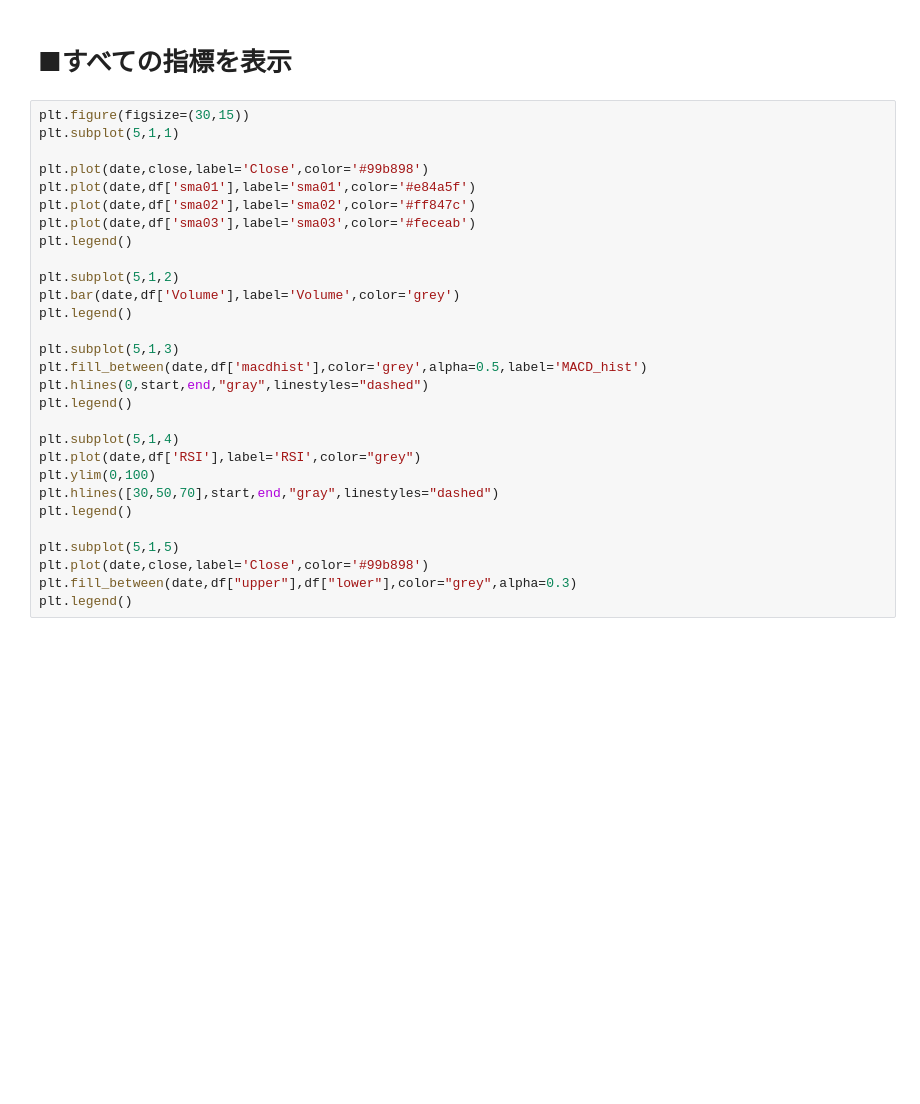
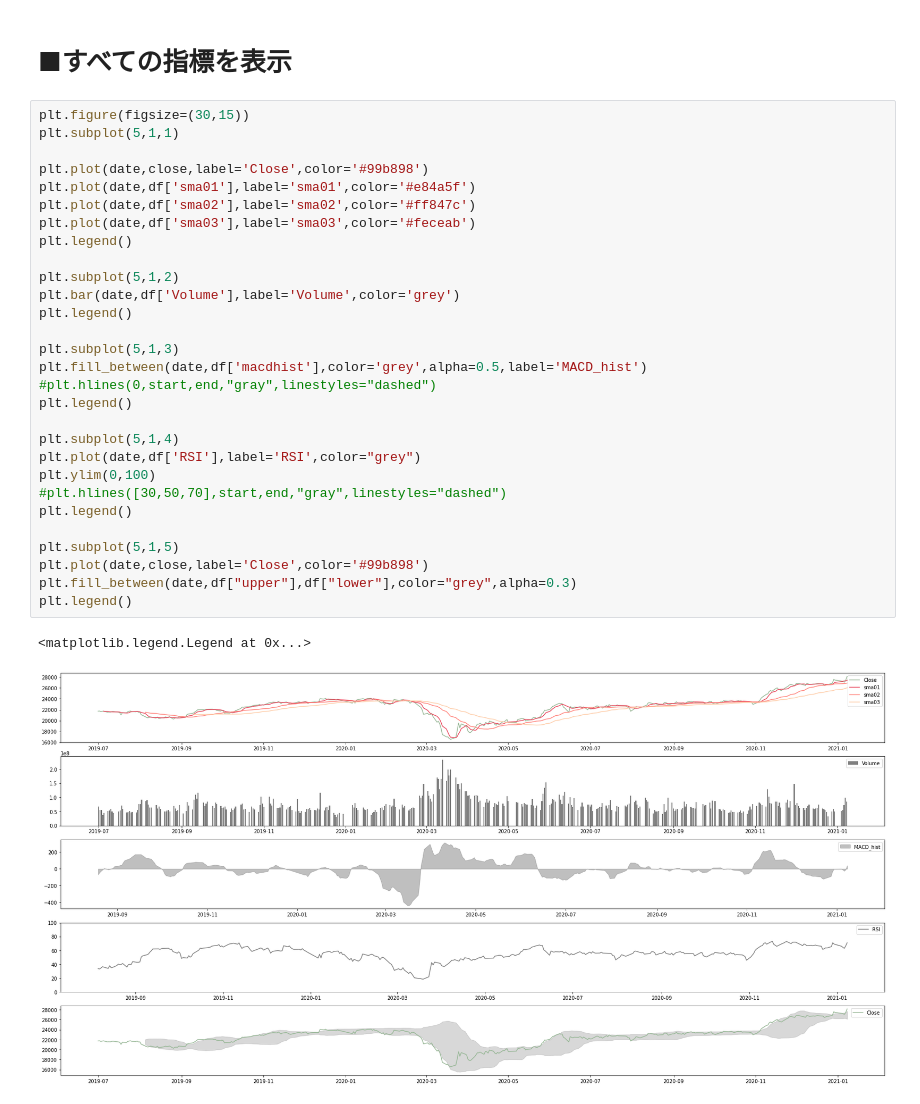
Before and after one commit to pocket-12/system-trade, a Jupyter notebook: MACD,RSI,ボリンジャーバンド、移動平均線/stock_analysis.ipynb, the cells around one changed output. Drawn from its saved outputs; the diff is of its cells as text; blank space fills up the shorter version.

```diff
--- a/MACD,RSI,ボリンジャーバンド、移動平均線/stock_analysis.ipynb
+++ b/MACD,RSI,ボリンジャーバンド、移動平均線/stock_analysis.ipynb
@@ -173,29 +184,32 @@ plt.legend()
 # %%
 plt.figure(figsize=(30,15))
 plt.subplot(5,1,1)
 
 plt.plot(date,close,label='Close',color='#99b898')
 plt.plot(date,df['sma01'],label='sma01',color='#e84a5f')
 plt.plot(date,df['sma02'],label='sma02',color='#ff847c')
 plt.plot(date,df['sma03'],label='sma03',color='#feceab')
 plt.legend()
 
 plt.subplot(5,1,2)
 plt.bar(date,df['Volume'],label='Volume',color='grey')
 plt.legend()
 
 plt.subplot(5,1,3)
 plt.fill_between(date,df['macdhist'],color='grey',alpha=0.5,label='MACD_hist')
-plt.hlines(0,start,end,"gray",linestyles="dashed")
+#plt.hlines(0,start,end,"gray",linestyles="dashed")
 plt.legend()
 
 plt.subplot(5,1,4)
 plt.plot(date,df['RSI'],label='RSI',color="grey")
 plt.ylim(0,100)
-plt.hlines([30,50,70],start,end,"gray",linestyles="dashed")
+#plt.hlines([30,50,70],start,end,"gray",linestyles="dashed")
 plt.legend()
 
 plt.subplot(5,1,5)
 plt.plot(date,close,label='Close',color='#99b898')
 plt.fill_between(date,df["upper"],df["lower"],color="grey",alpha=0.3)
 plt.legend()
+# %% [output]
+<matplotlib.legend.Legend at 0x...>
+[figure, added]
```
Also changed, not shown: parts of 3 cells of this notebook, 2 other files.
